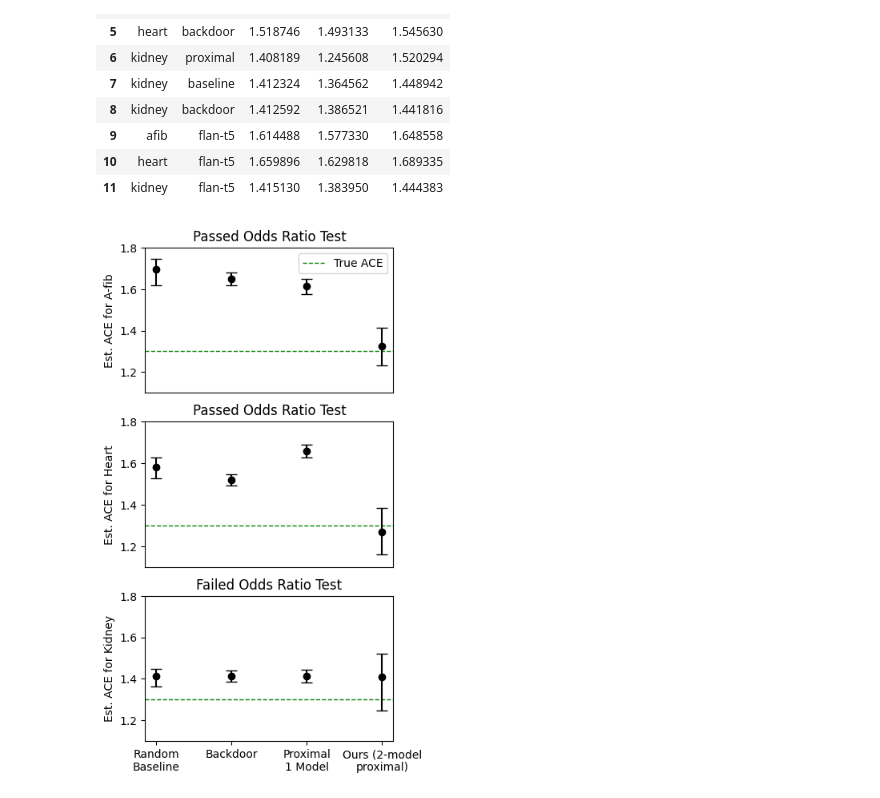
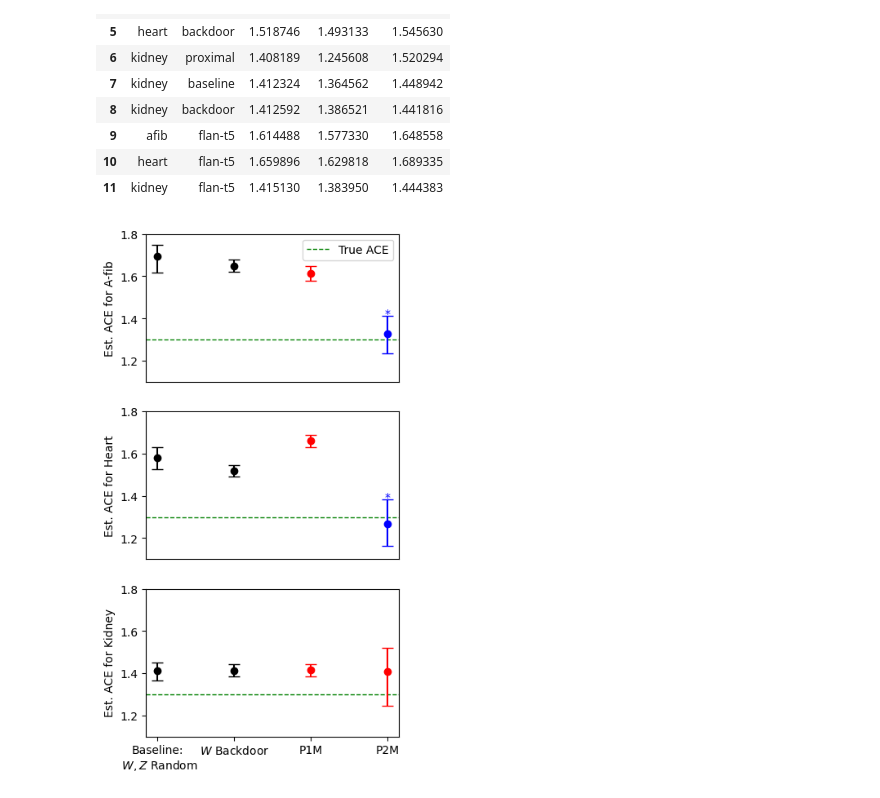
Before and after one commit to jacobmchen/proximal_w_nlp, a Jupyter notebook: katie_plots/ci_plot.ipynb, the cells around one changed output. Saved outputs shown, nothing was run; the diff lists cells and outputs as text; code cells hidden in the pictures.

Commit message:
add coloring and stars to semi-synth table

```diff
--- a/katie_plots/ci_plot.ipynb
+++ b/katie_plots/ci_plot.ipynb
@@ -28,48 +28,72 @@ df
 data_order = ["afib", "heart", "kidney"]
 data_labels_clean = ["Est. ACE for "+x for x in ["A-fib", "Heart", "Kidney"]]
 method_order = ["baseline", "backdoor", "flan-t5", "proximal"]
-method_order_clean_labels = ["Random\nBaseline", "Backdoor", "Proximal\n1 Model", "Ours (2-model\nproximal)"]
+method_order_clean_labels = ["Baseline:\n $W, Z$ Random", "$W$ Backdoor", "P1M", "P2M"]
 true_ace = 1.3
+# %%
+# Manually adding data and methods that passed OR test
+OR_test_results = {
+    ("afib", "baseline"): "Neutral",
+    ("afib", "backdoor"): "Neutral",
+    ("afib", "flan-t5"): "Failed",
+    ("afib", "proximal"): "Passed",
+
+    ("heart", "baseline"): "Neutral",
+    ("heart", "backdoor"): "Neutral",
+    ("heart", "flan-t5"): "Failed",
+    ("heart", "proximal"): "Passed",
+
+    ("kidney", "baseline"): "Neutral",
+    ("kidney", "backdoor"): "Neutral",
+    ("kidney", "flan-t5"): "Failed",
+    ("kidney", "proximal"): "Failed",
+}
 # %%
 fig, axs = plt.subplots(3, 1, figsize=(4, 8))
 for ax_no, ax in enumerate(axs):
-    data_subset = df.loc[df["data"] == data_order[ax_no]]
+    data_kind = data_order[ax_no]
+    data_subset = df.loc[df["data"] == data_kind]
 
     #Y-label
     ax.set_ylabel(data_labels_clean[ax_no])
 
     #Put in the true value
     ax.axhline(y=true_ace, color='green', linewidth=1, label="True ACE", linestyle='--')
 
     #Other cleanup
     ax.set_ylim(1.1, 1.8)
 
-    # Put in titles of whether they passed odds ratio test
-    # Katie: I'm doing this manually
-    # Passed odds ratio test
-    if ax_no in [0, 1]:
-        ax.set_title("Passed Odds Ratio Test")
-    # Did not pass odds ratio test
-    else:
-        ax.set_title("Failed Odds Ratio Test")
-
     for method_no in range(len(method_order)):
-        method_subset = data_subset.loc[data_subset["method"] == method_order[method_no]]
+        method_kind = method_order[method_no]
+        method_subset = data_subset.loc[data_subset["method"] == method_kind]
         mean = method_subset["ci_mean"].iloc[0]
         lower = method_subset["ci_low_95"].iloc[0]
         upper = method_subset["ci_high_95"].iloc[0]
         error = np.array([mean - lower, upper - mean]).reshape(-1, 1)
-        ax.errorbar(method_no, mean, yerr=error, fmt='o', capsize=5, color='black')
+
+
+        OR_result = OR_test_results[(data_kind, method_kind)]
+        if OR_result == "Passed":
+            bar_color = 'blue'
+            # Add a star if passed
+            ax.text(method_no, mean+error[1]+0.02, '$*$', horizontalalignment='center', verticalalignment='center', color='blue')
+        elif OR_result == "Failed":
+            bar_color = 'red'
+        elif OR_result == "Neutral":
+            bar_color = 'black'
+
+        ax.errorbar(method_no, mean, yerr=error, fmt='o', capsize=5, color=bar_color)
+
 
     if ax_no == 0:
         ax.legend()
 
     # Put in xtick labels for the last one but not others
     if ax_no == len(data_order)-1:
         ax.set_xticks([0, 1, 2, 3])
         ax.set_xticklabels(method_order_clean_labels)
     else:
         ax.set_xticks([])
         ax.set_xticklabels([])
 # %% [output]
-[figure, old version]
+[figure, new version]
```
